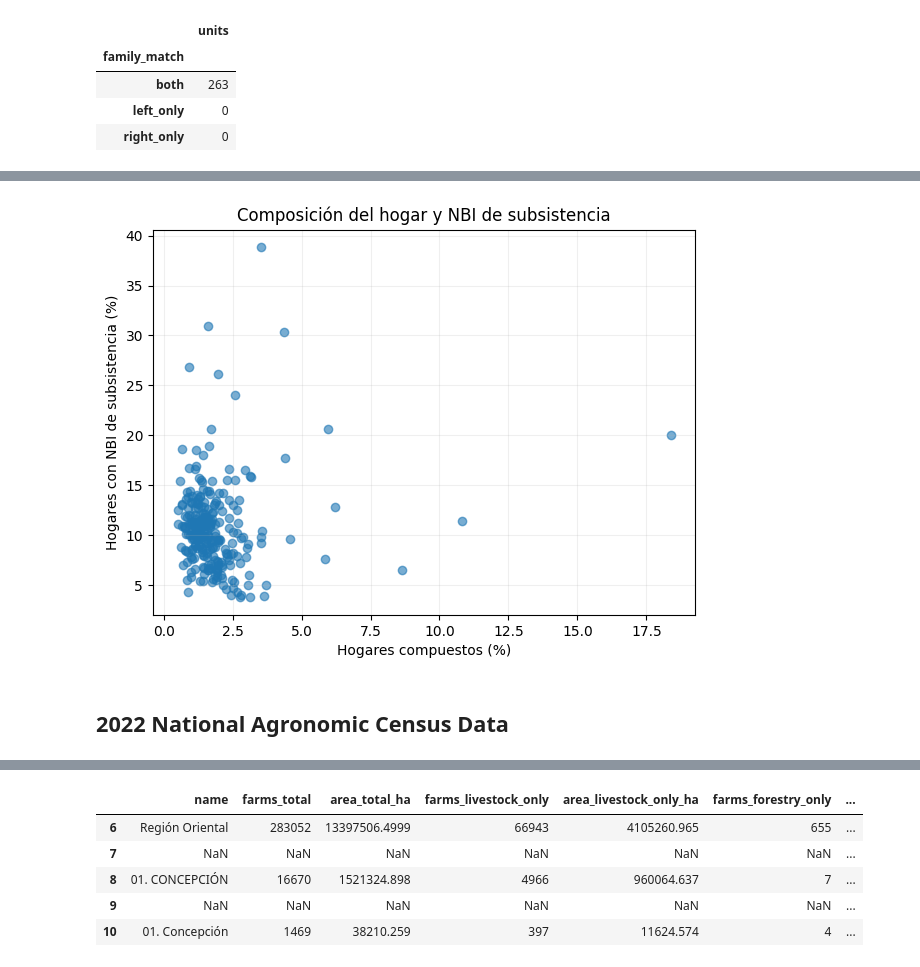
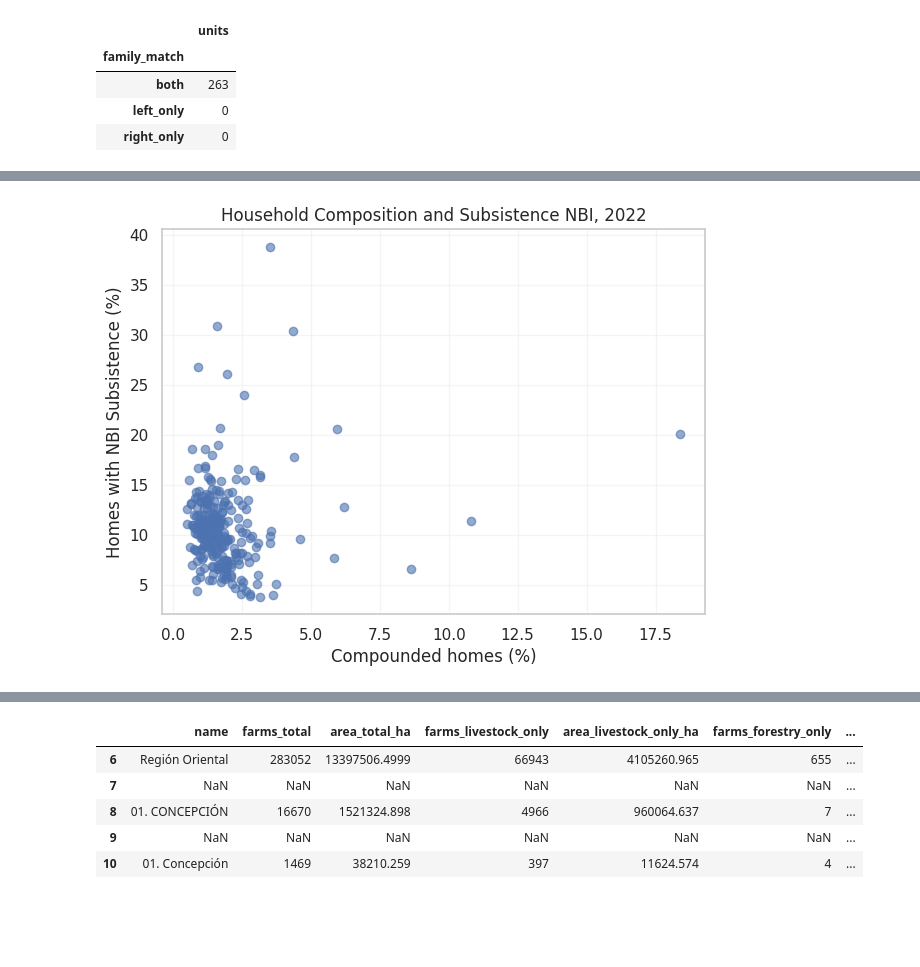
Before and after one commit to Ben-069/DataManPy, a Jupyter notebook: NBIPAR_Dengean&Ortega.ipynb, the cells around one changed output, grey strips where cells are left out. Cells and saved outputs as stored; diff of their text form; code cells hidden in the pictures; blank space fills up the shorter version.

```diff
--- a/NBIPAR_Dengean&Ortega.ipynb
+++ b/NBIPAR_Dengean&Ortega.ipynb
@@ -231,8 +224,0 @@ dtype: object
-# %%
-print("Unidades con total de hogares menor o igual a cero:",(nbi_districts["total_homes"] <= 0).sum()
-)
-
-for column in numeric_columns[1:]:
-    invalid = ((nbi_districts[column] < 0)| (nbi_districts[column] > nbi_districts["total_homes"]))
-
-    print(column, "— valores fuera del rango:", invalid.sum())
@@ -380,9 +369,12 @@ fam_districts[["total_homes"] + family_columns].isna().sum()
 | compound_home | 0 |
 dtype: int64
 # %%
+#we also need to know the percentage of homes for our control variables so lets convert it to %
 family_pct_columns = []
-for column in family_columns:new_column = "pct_" + column
-fam_districts[new_column] = (fam_districts[column]/ fam_districts["total_homes"]) * 100
-family_pct_columns.append(new_column)
+for column in family_columns:
+    new_column = "pct_" + column
+    fam_districts[new_column] = (fam_districts[column] / fam_districts["total_homes"]) * 100
+    family_pct_columns.append(new_column)
+
 fam_districts[["department", "district"] + family_pct_columns].head(10)
 # %% [output]
@@ -433,19 +426,5 @@ fam_districts.head(10)
 | 22 | Sargento José Félix López | 1656 | 237 | 822 | 187 | 365 | 45 | False | ... |
 # %%
 keys = ["department_key", "district_key"]
-
-family_to_merge = fam_districts[
-    keys
-    + ["total_homes"]
-    + family_columns
-    + family_pct_columns
-].copy()
-
-family_to_merge = family_to_merge.rename(
-    columns={"total_homes": "total_homes_family"}
-)
-
-print(
-    "Claves familiares duplicadas:",
-    family_to_merge.duplicated(subset=keys).sum()
-)
+family_to_merge = fam_districts[ keys + ["total_homes"] + family_columns + family_pct_columns ].copy()
+family_to_merge = family_to_merge.rename( columns={"total_homes": "total_homes_family"})
@@ -635,21 +543,19 @@ Número de filas de la tabla de correlaciones:
 # %%
 import matplotlib.pyplot as plt
 
 plt.figure(figsize=(7, 5))
 
 plt.scatter(
     analysis_family["pct_compound_home"],
     analysis_family["nbi_subsistence_pct"],
     alpha=0.6
 )
 
-plt.xlabel("Hogares compuestos (%)")
-plt.ylabel("Hogares con NBI de subsistencia (%)")
-plt.title("Composición del hogar y NBI de subsistencia")
+plt.xlabel("Compounded homes (%)")
+plt.ylabel("Homes with NBI Subsistence (%)")
+plt.title("Household Composition and Subsistence NBI, 2022")
 plt.grid(alpha=0.2)
 
 plt.show()
 # %% [output]
-[figure, old version]
+[figure, new version]
-# %% [markdown]
-## 2022 National Agronomic Census Data
```
Also changed, not shown: parts of 141 cells of this notebook.
